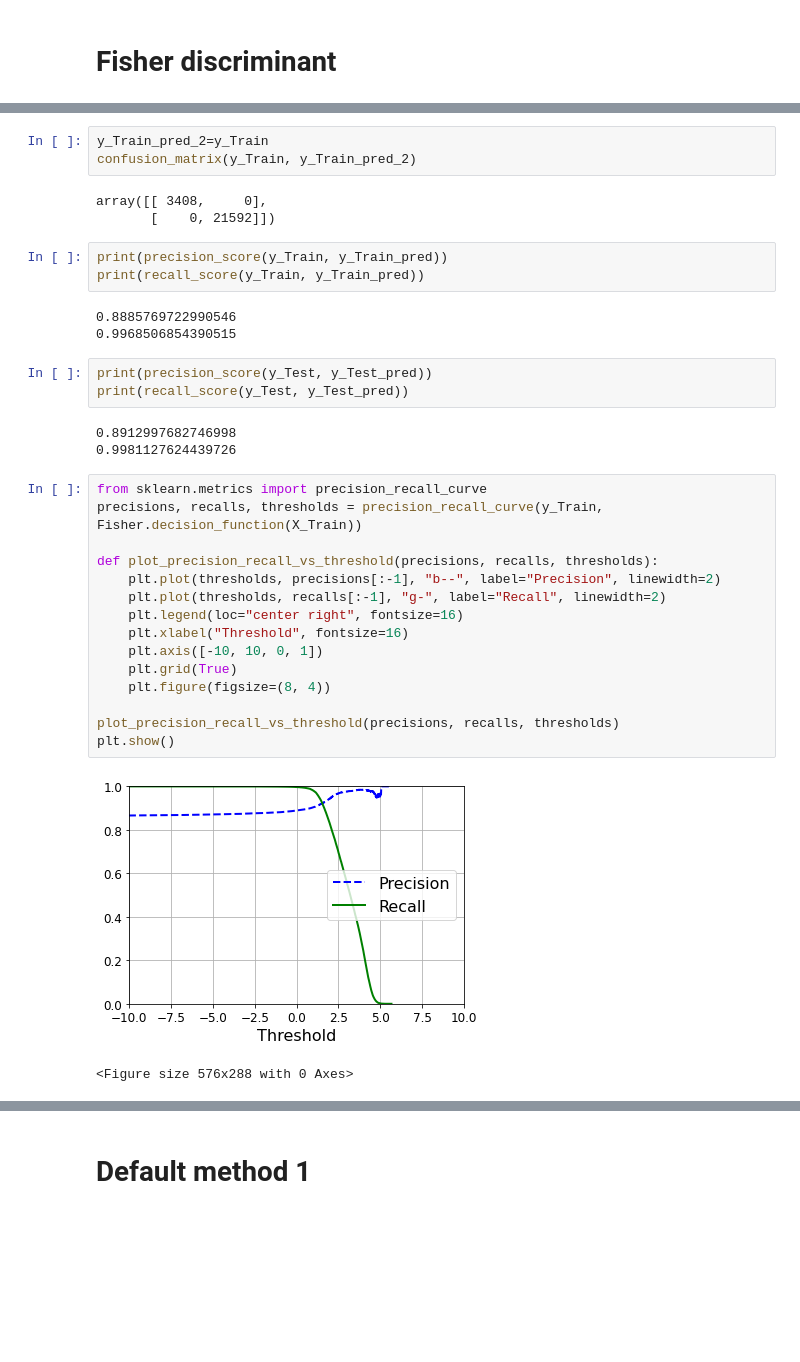
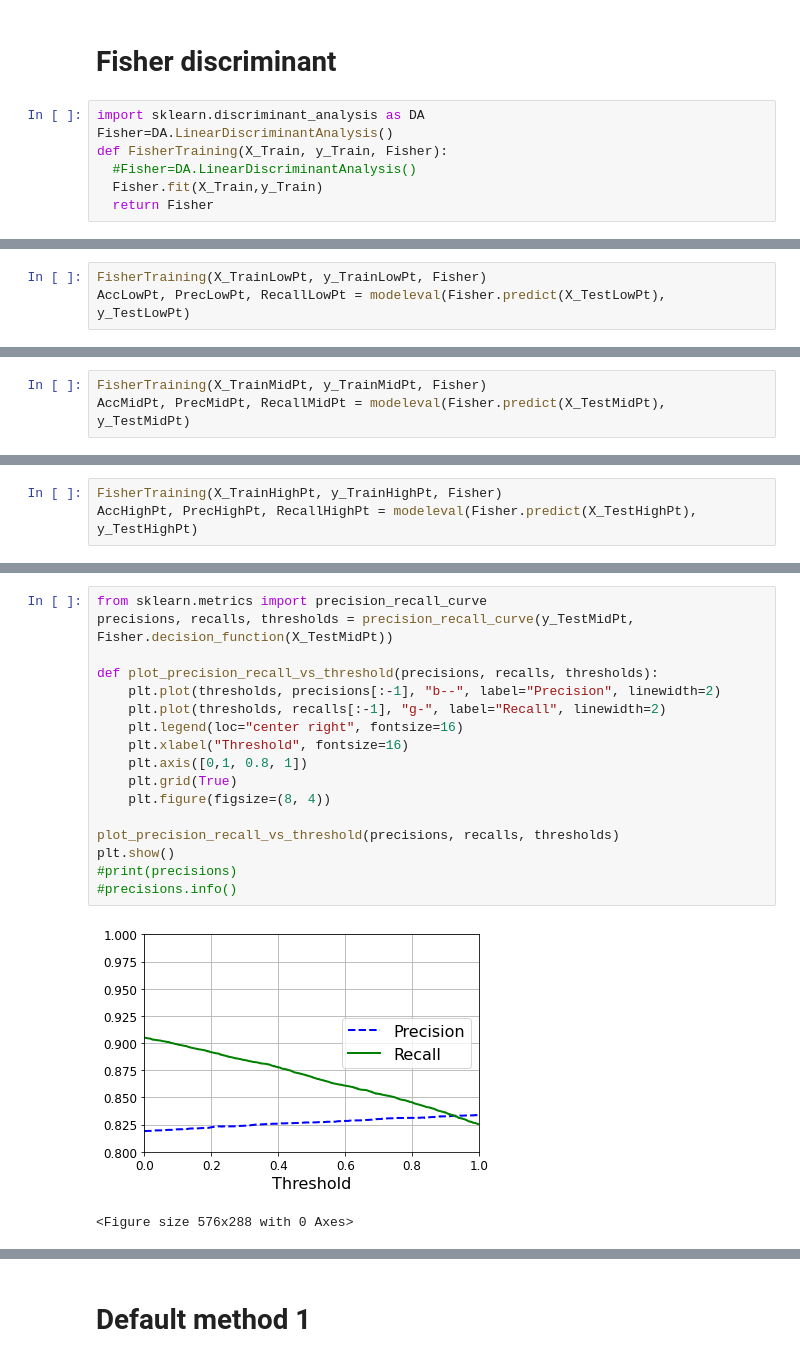
Before and after one commit to ChiaraDeMartin95/ciao, a Jupyter notebook: PionIDwithML.ipynb, the cells around one changed output, grey strips where cells are left out. Cells and saved outputs as stored; diff of their text form; blank space fills up the shorter version.

```diff
--- a/PionIDwithML.ipynb
+++ b/PionIDwithML.ipynb
@@ -574,3 +436,10 @@ Name: fTreeVariablePDGCodeTrigger, dtype: float64
 # %% [markdown]
 # Fisher discriminant
+# %%
+import sklearn.discriminant_analysis as DA
+Fisher=DA.LinearDiscriminantAnalysis()
+def FisherTraining(X_Train, y_Train, Fisher):
+  #Fisher=DA.LinearDiscriminantAnalysis()
+  Fisher.fit(X_Train,y_Train)
+  return Fisher
 # %%
@@ -582,0 +466,3 @@ LinearDiscriminantAnalysis(n_components=None, priors=None, shrinkage=None,
+# %%
+FisherTraining(X_TrainLowPt, y_TrainLowPt, Fisher)
+AccLowPt, PrecLowPt, RecallLowPt = modeleval(Fisher.predict(X_TestLowPt), y_TestLowPt)
@@ -582,0 +471,3 @@ LinearDiscriminantAnalysis(n_components=None, priors=None, shrinkage=None,
+# %%
+FisherTraining(X_TrainMidPt, y_TrainMidPt, Fisher)
+AccMidPt, PrecMidPt, RecallMidPt = modeleval(Fisher.predict(X_TestMidPt), y_TestMidPt)
@@ -582,0 +476,3 @@ LinearDiscriminantAnalysis(n_components=None, priors=None, shrinkage=None,
+# %%
+FisherTraining(X_TrainHighPt, y_TrainHighPt, Fisher)
+AccHighPt, PrecHighPt, RecallHighPt = modeleval(Fisher.predict(X_TestHighPt), y_TestHighPt)
@@ -625,36 +498,20 @@ print(y_scores)
-# %%
-y_Train_pred_2=y_Train
-confusion_matrix(y_Train, y_Train_pred_2)
-# %% [output]
-array([[ 3408,     0],
-       [    0, 21592]])
-# %%
-print(precision_score(y_Train, y_Train_pred))
-print(recall_score(y_Train, y_Train_pred))
-# %% [output]
-0.8885769722990546
-0.9968506854390515
-# %%
-print(precision_score(y_Test, y_Test_pred))
-print(recall_score(y_Test, y_Test_pred))
-# %% [output]
-0.8912997682746998
-0.9981127624439726
 # %%
 from sklearn.metrics import precision_recall_curve
-precisions, recalls, thresholds = precision_recall_curve(y_Train, Fisher.decision_function(X_Train))
+precisions, recalls, thresholds = precision_recall_curve(y_TestMidPt, Fisher.decision_function(X_TestMidPt))
 
 def plot_precision_recall_vs_threshold(precisions, recalls, thresholds):
     plt.plot(thresholds, precisions[:-1], "b--", label="Precision", linewidth=2)
     plt.plot(thresholds, recalls[:-1], "g-", label="Recall", linewidth=2)
     plt.legend(loc="center right", fontsize=16)
     plt.xlabel("Threshold", fontsize=16)
-    plt.axis([-10, 10, 0, 1])
+    plt.axis([0,1, 0.8, 1])
     plt.grid(True)
     plt.figure(figsize=(8, 4))
 
 plot_precision_recall_vs_threshold(precisions, recalls, thresholds)
 plt.show()
+#print(precisions)
+#precisions.info()
 # %% [output]
-[figure, old version]
+[figure, new version]
 <Figure size 576x288 with 0 Axes>
```
Also changed, not shown: parts of 137 cells of this notebook.
